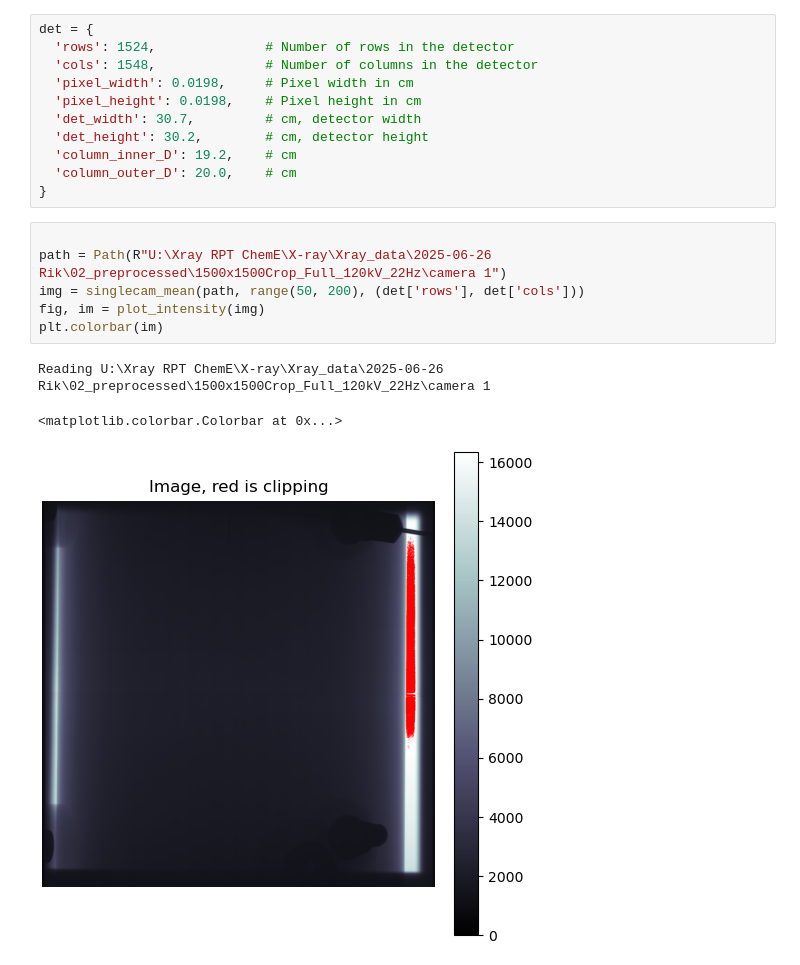
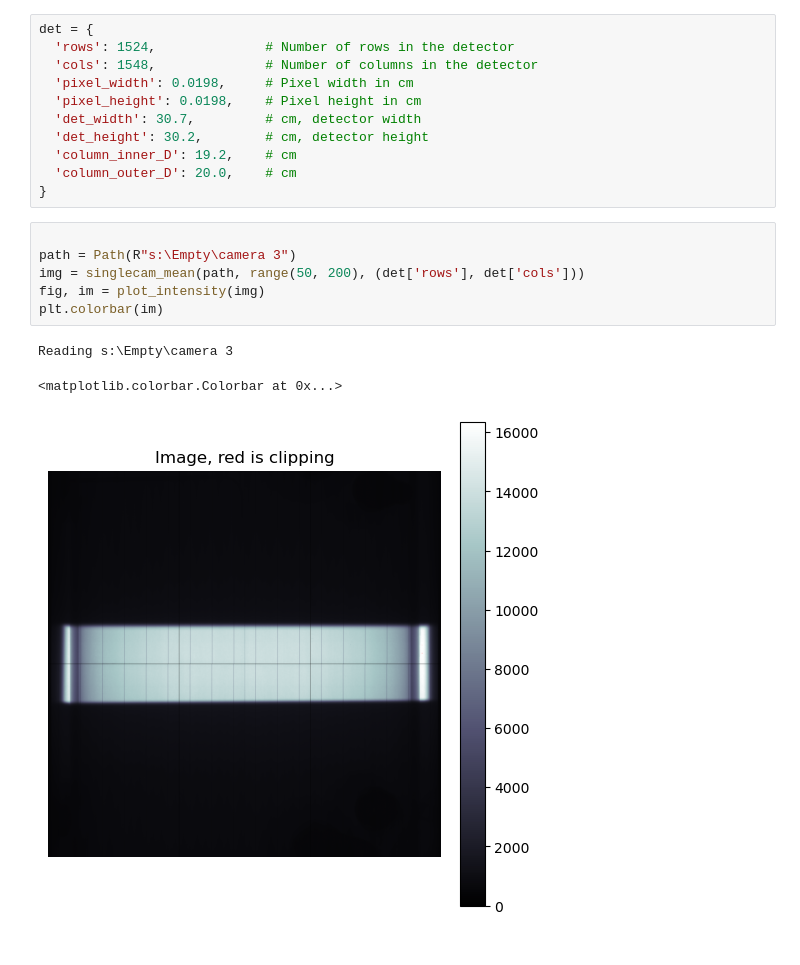
Before and after one commit to RikVolger/3ct-tools, a Jupyter notebook: notebooks/check_tiffs.ipynb, the cells around one changed output. Drawn from its saved outputs; the diff is of its cells as text.

```diff
--- a/notebooks/check_tiffs.ipynb
+++ b/notebooks/check_tiffs.ipynb
@@ -22,11 +22,11 @@ det = {
 }
 # %%
 
-path = Path(R"U:\Xray RPT ChemE\X-ray\Xray_data\2025-06-26 Rik\02_preprocessed\1500x1500Crop_Full_120kV_22Hz\camera 1")
+path = Path(R"s:\Empty\camera 3")
 img = singlecam_mean(path, range(50, 200), (det['rows'], det['cols']))
 fig, im = plot_intensity(img)
 plt.colorbar(im)
 # %% [output]
-Reading U:\Xray RPT ChemE\X-ray\Xray_data\2025-06-26 Rik\02_preprocessed\1500x1500Crop_Full_120kV_22Hz\camera 1
+Reading s:\Empty\camera 3
 <matplotlib.colorbar.Colorbar at 0x...>
-[figure, old version]
+[figure, new version]
```
Also changed, not shown: parts of 1 cell of this notebook, 2 other files.
